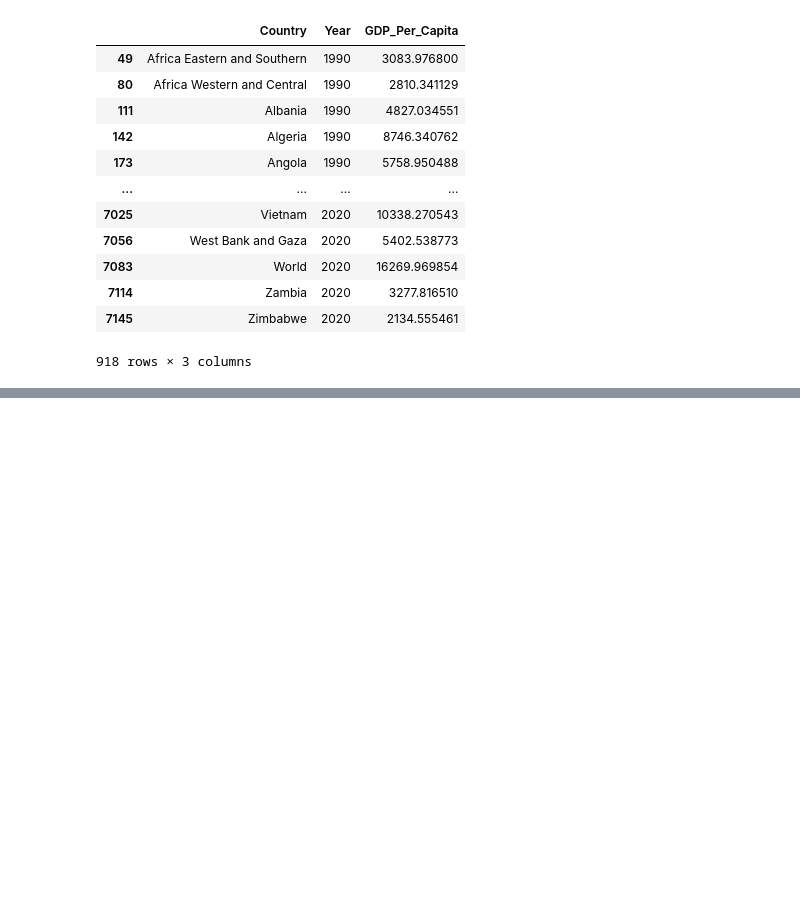
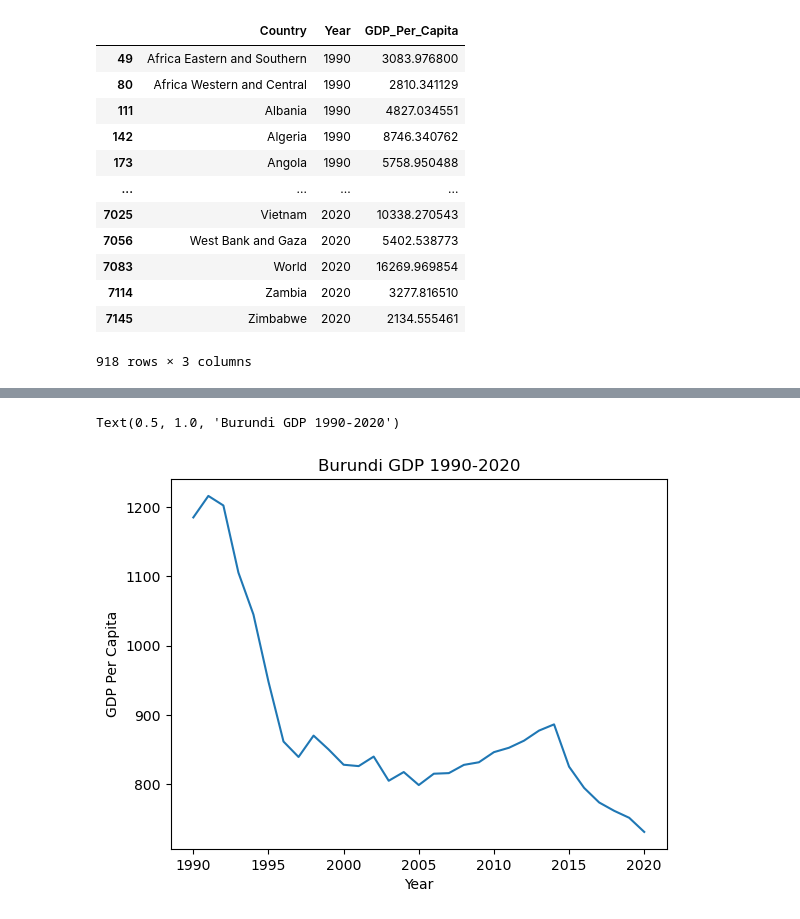
Before and after one commit to joshcb88/un_data-joshcb88-python, a Jupyter notebook: notebook/un_data.ipynb, the cells around one changed output, grey strips where cells are left out. Cells and saved outputs as stored; diff of their text form; code cells hidden in the pictures; blank space fills up the shorter version.

```diff
--- a/notebook/un_data.ipynb
+++ b/notebook/un_data.ipynb
@@ -309,0 +402,3 @@ sns.regplot(x=gdp_decades["Year"], y=gdp_decades["GDP_Per_Capita"], line_kws={"c
+# %%
+gd_lowest=gdp_df.loc[gdp_df['Country']=='Burundi']
+gd_lowest
@@ -309,0 +423,8 @@ sns.regplot(x=gdp_decades["Year"], y=gdp_decades["GDP_Per_Capita"], line_kws={"c
+# %%
+plt.plot('Year','GDP_Per_Capita',data=gd_lowest)
+plt.xlabel('Year')
+plt.ylabel('GDP Per Capita')
+plt.title('Burundi GDP 1990-2020')
+# %% [output]
+Text(0.5, 1.0, 'Burundi GDP 1990-2020')
+[figure, added]
```
Also changed, not shown: parts of 43 cells of this notebook.
